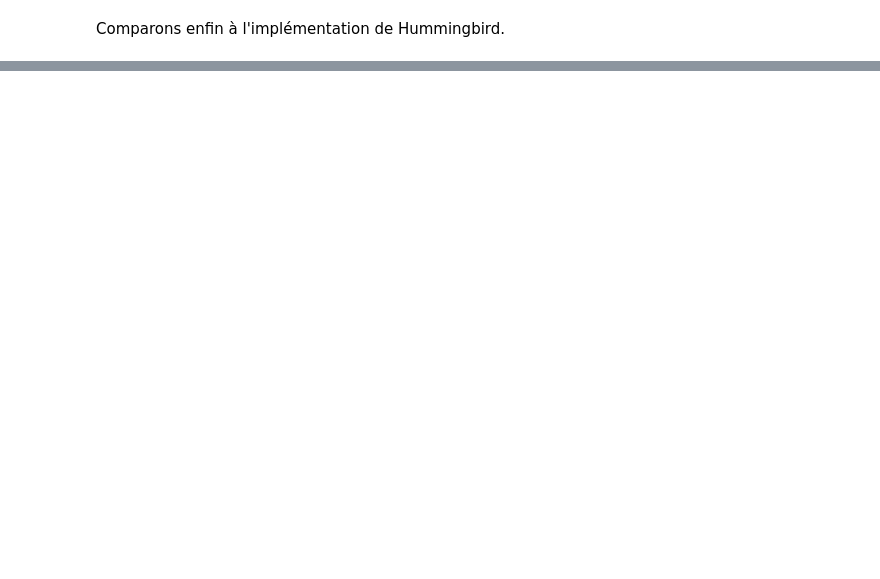
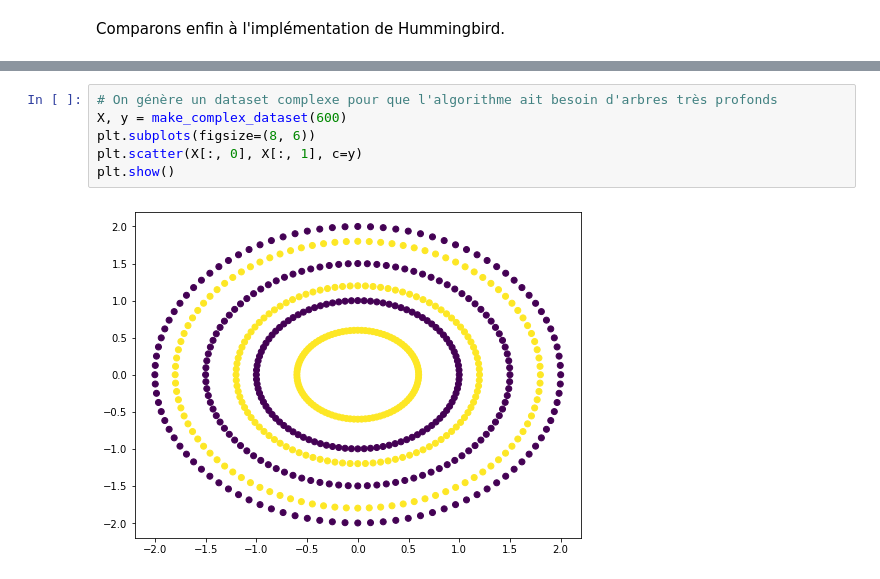
Before and after one commit to Nathra21/eltdm_project, a Jupyter notebook: Report.ipynb, the cells around one changed output, grey strips where cells are left out. Saved outputs shown, nothing was run; the diff lists cells and outputs as text; blank space fills up the shorter version.

```diff
--- a/Report.ipynb
+++ b/Report.ipynb
@@ -232,0 +225,8 @@ rf_hb_cuda = convert(clf, "pytorch").to("cuda")
+# %%
+# On génère un dataset complexe pour que l'algorithme ait besoin d'arbres très profonds
+X, y = make_complex_dataset(600)
+plt.subplots(figsize=(8, 6))
+plt.scatter(X[:, 0], X[:, 1], c=y)
+plt.show()
+# %% [output]
+[figure, added]
```
Also changed, not shown: parts of 19 cells of this notebook, 3 other files.
